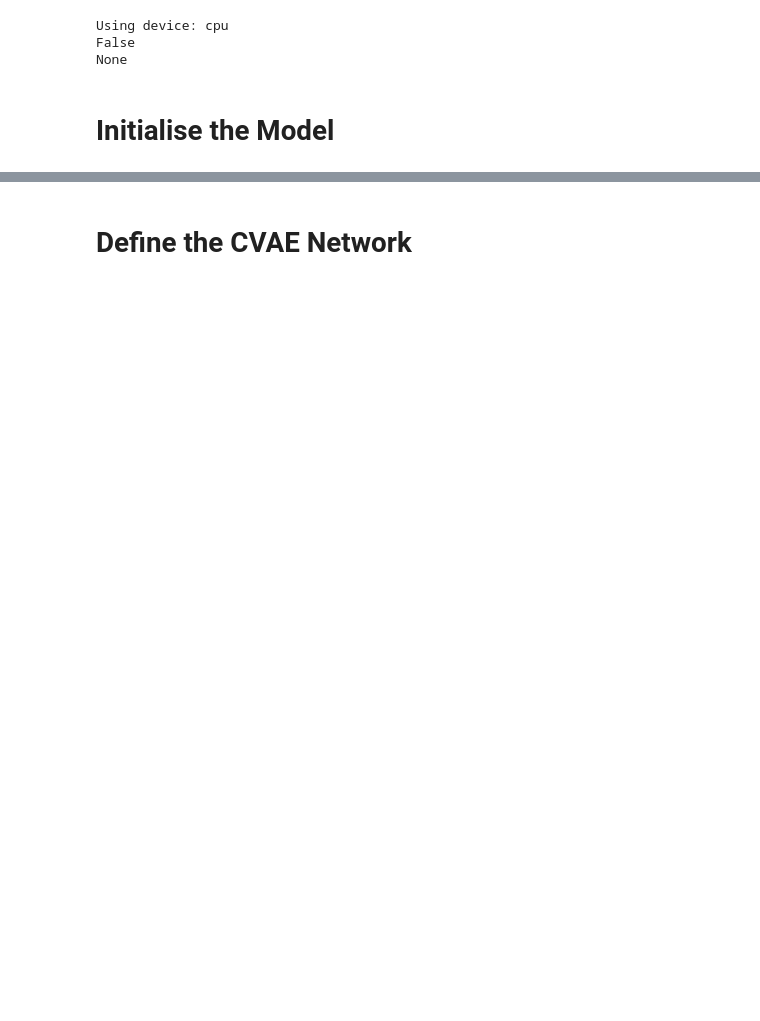
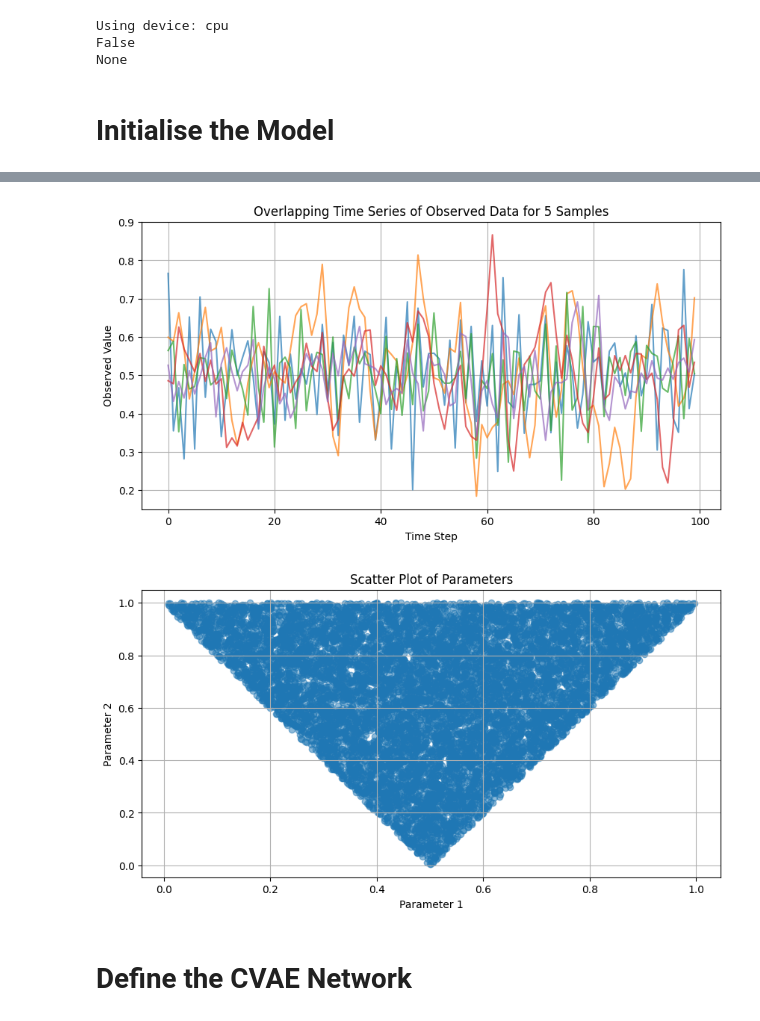
Before and after one commit to mayank05942/CVAEI, a Jupyter notebook: notebooks/ma2.ipynb, the cells around one changed output, grey strips where cells are left out. Cells and saved outputs as stored; diff of their text form; code cells hidden in the pictures; blank space fills up the shorter version.

```diff
--- a/notebooks/ma2.ipynb
+++ b/notebooks/ma2.ipynb
@@ -59,4 +62,10 @@ ma2.plot_prior(train_theta_norm)
 [figure]
+# %%
+ma2.plot_observation(val_data_norm)
+ma2.plot_prior(val_theta_norm)
+# %% [output]
+[figure, added]
+[figure, added]
 # %% [markdown]
 # Define the CVAE Network
 # %%
```
Also changed, not shown: parts of 10 cells of this notebook, 2 other files.
